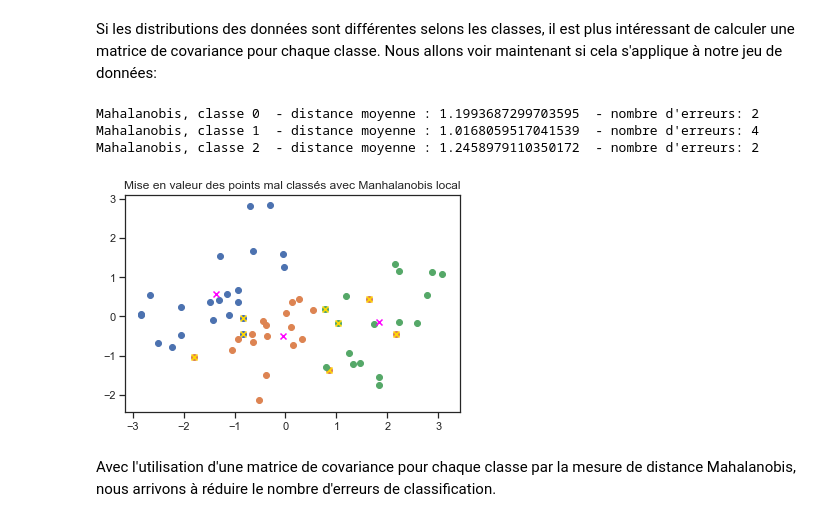
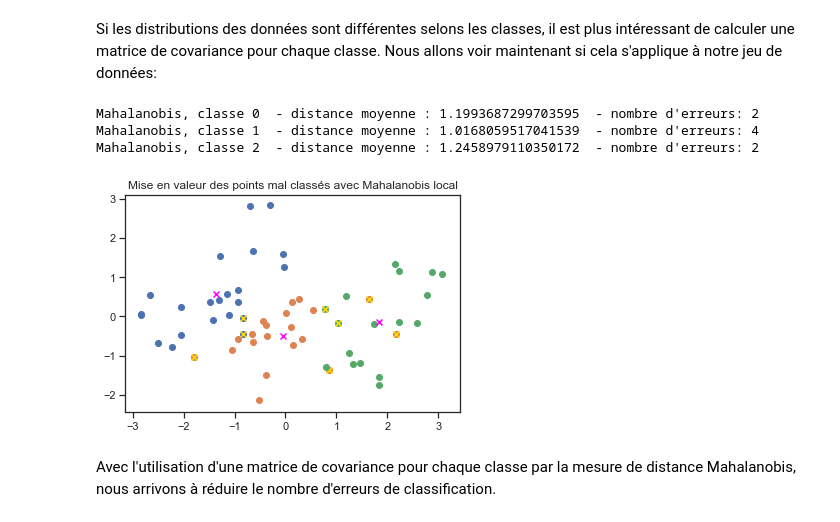
Before and after one commit to ggs22/IFT870-TP1, a Jupyter notebook: tp1.ipynb, the cells around one changed output. Saved outputs shown, nothing was run; the diff lists cells and outputs as text; code cells hidden in the pictures.

```diff
--- a/tp1.ipynb
+++ b/tp1.ipynb
@@ -191,21 +218,21 @@ def compute_mahalanobis_with_cov(point, label, cov_matrix):
 # %%
 errors_man, errors_mah = {}, {}
 dist_man, dist_mah = {}, {}
+misclassified_man, misclassified_mah = {}, {}
 for i in y.unique():
     errors_man[i], errors_mah[i]= 0, 0
     dist_man[i], dist_mah[i] = [], []
+    misclassified_man[i], misclassified_mah[i] = [], []
 
 for i, point in enumerate(pca_2CP):
     d_man, is_error_man = compute_manhattan(point, y[i])
     dist_man[y[i]].append(d_man)
-    if is_error_man: errors_man[y[i]] += 1
+    if is_error_man:
+        errors_man[y[i]] += 1
+        misclassified_man[y[i]].append(point)
 
     d_mah, is_error_mah = compute_mahalanobis_with_cov(point, y[i], inv(np.cov(pca_2CP, rowvar=False)))
     dist_mah[y[i]].append(d_mah)
-    if is_error_mah: errors_mah[y[i]] += 1
+    if is_error_mah:
+        errors_mah[y[i]] += 1
+        misclassified_mah[y[i]].append(point)
-# %%
-for y_i in y.unique():
-    print("Manhattan, classe", y_i, " - distance moyenne :", np.mean(dist_man.get(y_i)),
-          " - nombre d'erreurs:", errors_man.get(y_i))
-    print("Mahalanobis, classe", y_i, " - distance moyenne :", np.mean(dist_mah.get(y_i)),
-          " - nombre d'erreurs:", errors_mah.get(y_i), "\n")
@@ -220,0 +239,20 @@ Mahalanobis, classe 2  - distance moyenne : 0.9692409359162046  - nombre d'erreu
+# %%
+for y_i in y.unique():
+    print("Manhattan, classe", y_i, " - distance moyenne :", np.mean(dist_man.get(y_i)),
+          " - nombre d'erreurs:", errors_man.get(y_i))
+    plt.title('Mise en valeur des points mal classés avec Manhattan')
+    plt.scatter(transformed_2CP_c.get(y_i)[:,0], transformed_2CP_c.get(y_i)[:,1])
+    plt.scatter(centroids_2CP[y_i][0], centroids_2CP[y_i][1], marker='x', c='fuchsia')
+    for p_man in misclassified_man.get(y_i):
+        plt.scatter(p_man[0], p_man[1], marker='x', c='gold')
+plt.show()
+
+for y_i in y.unique():
+    print("Mahalanobis, classe", y_i, " - distance moyenne :", np.mean(dist_mah.get(y_i)),
+          " - nombre d'erreurs:", errors_mah.get(y_i))
+    plt.title('Mise en valeur des points mal classés avec Mahalanobis global')
+    plt.scatter(transformed_2CP_c.get(y_i)[:,0], transformed_2CP_c.get(y_i)[:,1])
+    plt.scatter(centroids_2CP[y_i][0], centroids_2CP[y_i][1], marker='x', c='fuchsia')
+    for p_mah in misclassified_mah.get(y_i):
+        plt.scatter(p_mah[0], p_mah[1], marker='x', c='gold')
+plt.show()
@@ -236,30 +283,30 @@ for y_i in y.unique():
 # %%
 misclassified = {}
 
 errors_mah_c, dist_mah_c = {}, {}
 for y_i in y.unique():
     dist_mah_c[y_i], errors_mah_c[y_i], misclassified[y_i] = [], 0, []
 
 for i, point in enumerate(pca_2CP):
     d_mah_c, is_error_mah_c = compute_mahalanobis(point, y[i])
     dist_mah_c[y[i]].append(d_mah_c)
     if is_error_mah_c:
         errors_mah_c[y[i]] += 1
-        misclassified[y[i]].append((point[0], point[1]))
+        misclassified[y[i]].append(point)
 
 for y_i in y.unique():
     print("Mahalanobis, classe", y_i, " - distance moyenne :", np.mean(dist_mah_c.get(y_i)),
           " - nombre d'erreurs:", errors_mah_c.get(y_i))
-    plt.title('Mise en valeur des points mal classés avec Manhalanobis local')
+    plt.title('Mise en valeur des points mal classés avec Mahalanobis local')
     plt.scatter(transformed_2CP_c.get(y_i)[:,0], transformed_2CP_c.get(y_i)[:,1])
     plt.scatter(centroids_2CP[y_i][0], centroids_2CP[y_i][1], marker='x', c='fuchsia')
     for p in misclassified.get(y_i):
         plt.scatter(p[0], p[1], marker='x', c='gold')
 # %% [output]
 Mahalanobis, classe 0  - distance moyenne : 1.1993687299703595  - nombre d'erreurs: 2
 Mahalanobis, classe 1  - distance moyenne : 1.0168059517041539  - nombre d'erreurs: 4
 Mahalanobis, classe 2  - distance moyenne : 1.2458979110350172  - nombre d'erreurs: 2
-[figure, old version]
+[figure, new version]
 # %% [markdown]
 Avec l'utilisation d'une matrice de covariance pour chaque classe par la mesure de distance Mahalanobis,
 nous arrivons à réduire le nombre d'erreurs de classification.
```
Also changed, not shown: parts of 7 cells of this notebook.
